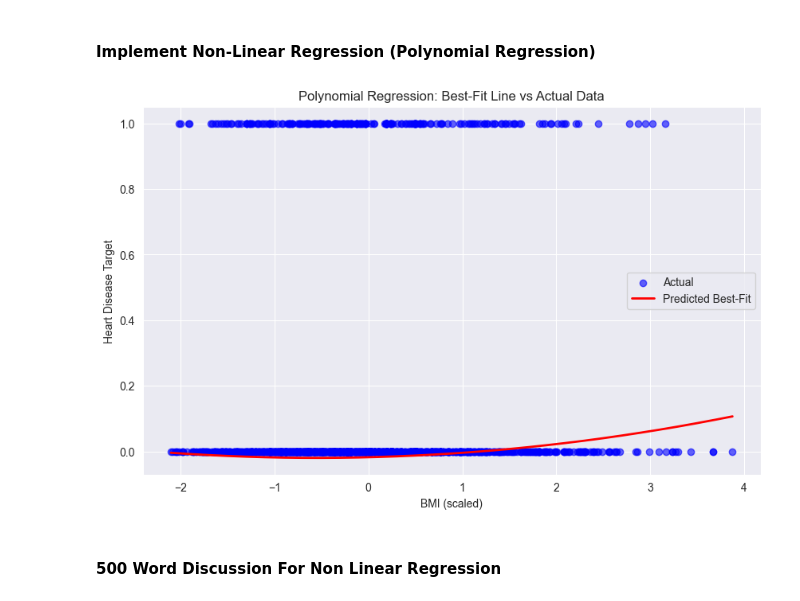
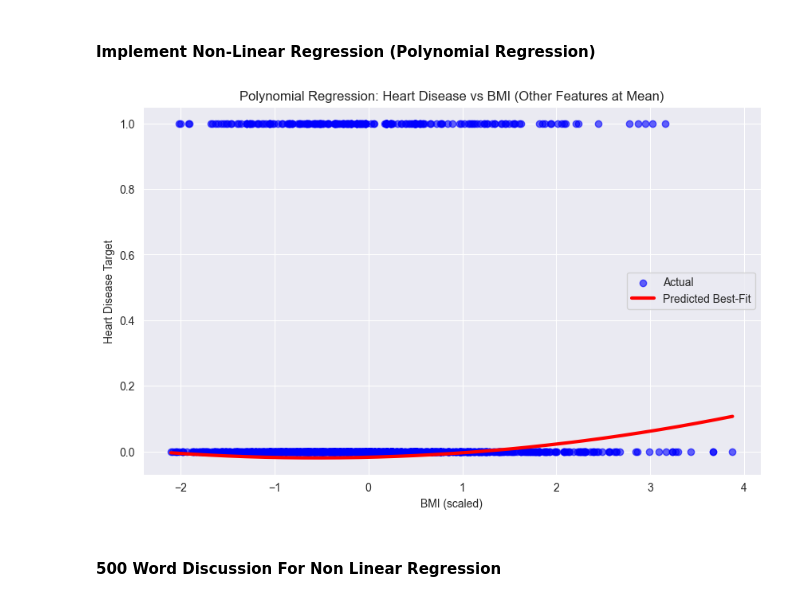
Before and after one commit to JariusBedward-8841640/Problem_Analysis_Workshop5, a Jupyter notebook: ProblemAnalysis_Workshop5.ipynb, the cells around one changed output. Cells and saved outputs as stored; diff of their text form; code cells hidden in the pictures.

Commit message:
attemped to fix polynomial regression

```diff
--- a/ProblemAnalysis_Workshop5.ipynb
+++ b/ProblemAnalysis_Workshop5.ipynb
@@ -209,44 +209,53 @@ x_test_scaled = scaler.transform(x_test)
 # %% [markdown]
 #### Implement Non-Linear Regression (Polynomial Regression)
 # %%
+
+
+#Features and target
+
+x =  macro_dataset[features].values
+y = macro_dataset["Heart_Disease"].values
+
+scaler = StandardScaler()
+x_scaled = scaler.fit_transform(x_train)
+
 
 #Create polynomial features of degree 2
 poly =  PolynomialFeatures(degree=2, include_bias=False)
 x_train_poly = poly.fit_transform(x_train_scaled)
 x_test_poly = poly.transform(x_test_scaled)
 
 
-# Initlaize and train linear regression model on poly features
+#fit polynomial regression
 poly_model = LinearRegression()
 poly_model.fit(x_train_poly, y_train)
 
+
+
+#Visualize effect of BMi while holding others at mean
+idx = 0  # BMI index
+x_range = np.linspace(x_scaled[:, idx].min(), x_scaled[:, idx].max(), 300).reshape(-1,1)
+#Base array with mean values for other features
+x_base = np.tile(x_scaled.mean(axis=0), (x_range.shape[0],1))
+x_base[:, idx] = x_range[:,0]
 #make pred on training set
-y_pred_poly = poly_model.predict(x_train_poly)
+y_pred_poly = poly_model.predict(poly.transform(x_base))
 
-# Plot for visualization ex (BMI)
 
-# Featre Index(BMI)
-idx = 0
 
-# Smooth ragne for BMI
-x_range = np.linspace(x_train_scaled[:, idx].min(), x_train_scaled[:, idx].max(), 300).reshape(-1,1) # resham
-
-#Base array = mean of all features vary only BMI
-x_base = np.full_like(np.tile(x_train_scaled.mean(axis=0), (x_range.shape[0],1)), 0, dtype=float)
-x_base[:, idx] = x_range[:,0]
 
 #Plot polynomial
 plt.figure(figsize=(10,6))
 plt.scatter(x_train_scaled[:, idx], y_train, color='blue', alpha=0.6, label='Actual')
-plt.plot(x_range, poly_model.predict(poly.transform(x_base)), color='red', linewidth=2, label='Predicted Best-Fit')
+plt.plot(x_range, y_pred_poly, color='red', linewidth=3, label='Predicted Best-Fit')
 plt.xlabel('BMI (scaled)')
 plt.ylabel('Heart Disease Target')
-plt.title('Polynomial Regression: Best-Fit Line vs Actual Data')
+plt.title('Polynomial Regression: Heart Disease vs BMI (Other Features at Mean)')
 plt.legend()
 plt.grid(True)
 plt.show()
 # %% [output]
-[figure, old version]
+[figure, new version]
 # %% [markdown]
 #### 500 Word Discussion For Non Linear Regression
 # %% [markdown]
```
Also changed, not shown: parts of 2 cells of this notebook.
